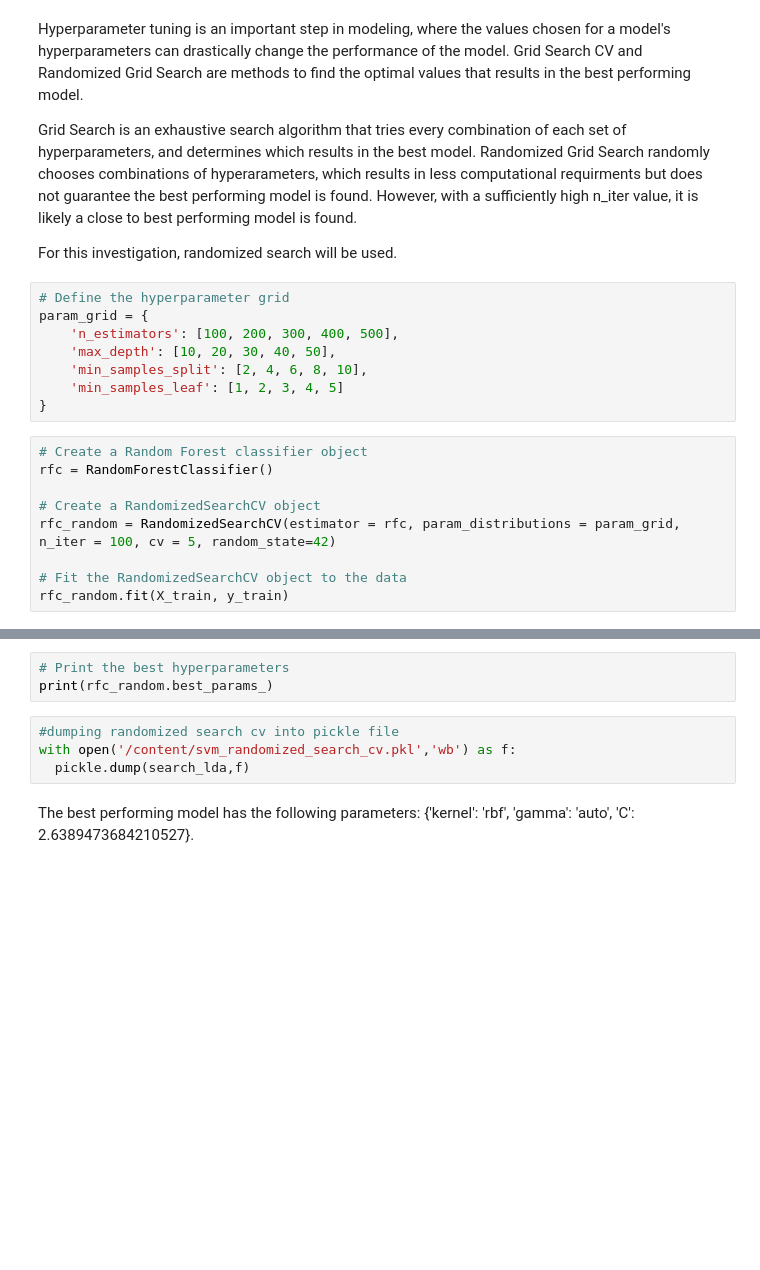
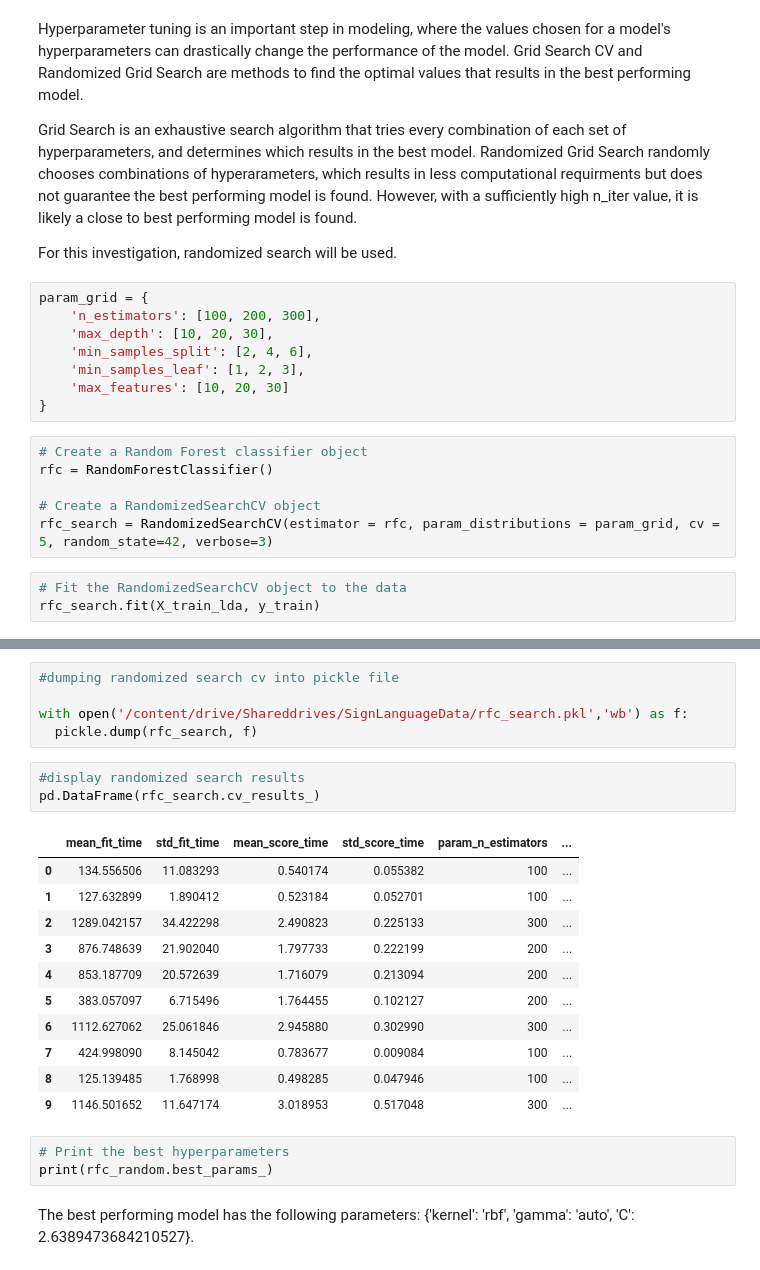
Before and after one commit to DataScienceAndEngineering/machine-learning-dse-i210-final-project-signlanguageclassification, a Jupyter notebook: notebooks/1.5-su-random-forest.ipynb, the cells around one changed output, grey strips where cells are left out. Cells and saved outputs as stored; diff of their text form; blank space fills up the shorter version.

Commit message:
randomized pickled

```diff
--- a/notebooks/1.5-su-random-forest.ipynb
+++ b/notebooks/1.5-su-random-forest.ipynb
@@ -115,19 +129,19 @@ Grid Search is an exhaustive search algorithm that tries every combination of ea
 
 For this investigation, randomized search will be used.
 # %%
-# Define the hyperparameter grid
 param_grid = {
-    'n_estimators': [100, 200, 300, 400, 500],
-    'max_depth': [10, 20, 30, 40, 50],
-    'min_samples_split': [2, 4, 6, 8, 10],
-    'min_samples_leaf': [1, 2, 3, 4, 5]
+    'n_estimators': [100, 200, 300],
+    'max_depth': [10, 20, 30],
+    'min_samples_split': [2, 4, 6],
+    'min_samples_leaf': [1, 2, 3],
+    'max_features': [10, 20, 30]
 }
 # %%
 # Create a Random Forest classifier object
 rfc = RandomForestClassifier()
 
 # Create a RandomizedSearchCV object
-rfc_random = RandomizedSearchCV(estimator = rfc, param_distributions = param_grid, n_iter = 100, cv = 5, random_state=42)
-
-# Fit the RandomizedSearchCV object to the data
-rfc_random.fit(X_train, y_train)
+rfc_search = RandomizedSearchCV(estimator = rfc, param_distributions = param_grid, cv = 5, random_state=42, verbose=3)
+# %%
+# Fit the RandomizedSearchCV object to the data
+rfc_search.fit(X_train_lda, y_train)
@@ -134,9 +173,25 @@ rfc_random.fit(X_train, y_train)
+# %%
+#dumping randomized search cv into pickle file
+
+with open('/content/drive/Shareddrives/SignLanguageData/rfc_search.pkl','wb') as f:
+  pickle.dump(rfc_search, f)
+# %%
+#display randomized search results
+pd.DataFrame(rfc_search.cv_results_)
+# %% [output]
+|  | mean_fit_time | std_fit_time | mean_score_time | std_score_time | param_n_estimators | ... |
+| 0 | 134.556506 | 11.083293 | 0.540174 | 0.055382 | 100 | ... |
+| 1 | 127.632899 | 1.890412 | 0.523184 | 0.052701 | 100 | ... |
+| 2 | 1289.042157 | 34.422298 | 2.490823 | 0.225133 | 300 | ... |
+| 3 | 876.748639 | 21.902040 | 1.797733 | 0.222199 | 200 | ... |
+| 4 | 853.187709 | 20.572639 | 1.716079 | 0.213094 | 200 | ... |
+| 5 | 383.057097 | 6.715496 | 1.764455 | 0.102127 | 200 | ... |
+| 6 | 1112.627062 | 25.061846 | 2.945880 | 0.302990 | 300 | ... |
+| 7 | 424.998090 | 8.145042 | 0.783677 | 0.009084 | 100 | ... |
+| 8 | 125.139485 | 1.768998 | 0.498285 | 0.047946 | 100 | ... |
+| 9 | 1146.501652 | 11.647174 | 3.018953 | 0.517048 | 300 | ... |
 # %%
 # Print the best hyperparameters
 print(rfc_random.best_params_)
-# %%
-#dumping randomized search cv into pickle file
-with open('/content/svm_randomized_search_cv.pkl','wb') as f:
-  pickle.dump(search_lda,f)
 # %% [markdown]
 The best performing model has the following parameters: {'kernel': 'rbf', 'gamma': 'auto', 'C': 2.6389473684210527}.
```
Also changed, not shown: parts of 3 cells of this notebook.
